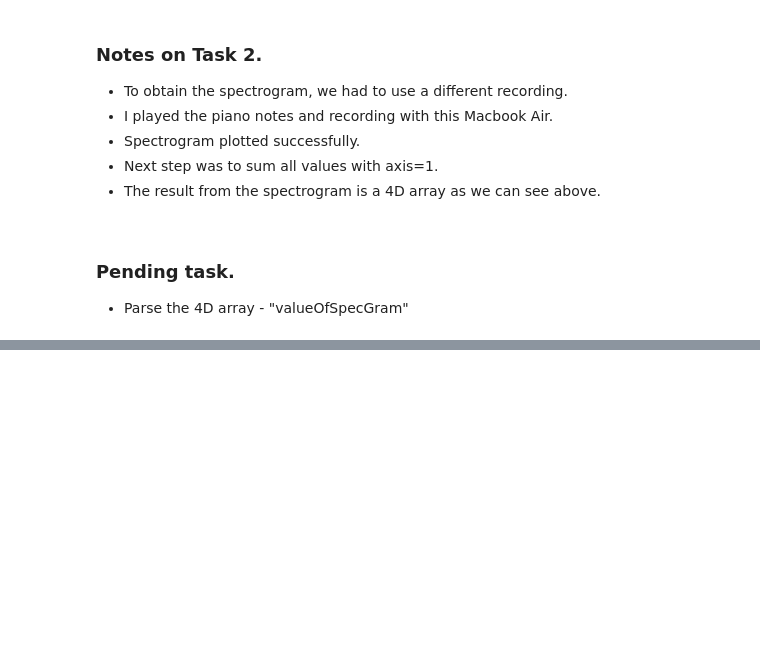
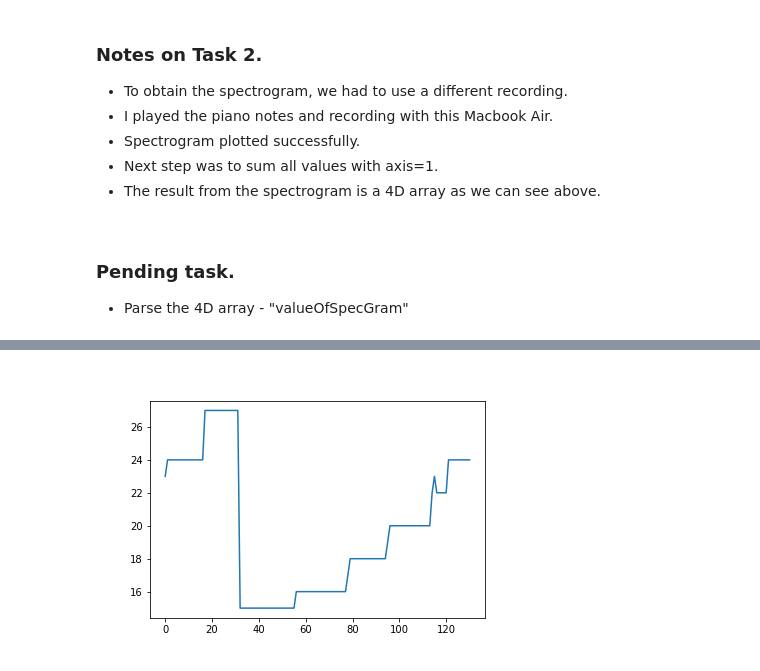
Before and after one commit to SudharshanBR/NewRecording2, a Jupyter notebook: InstrumentRecognition.ipynb, the cells around one changed output, grey strips where cells are left out. Cells and saved outputs as stored; diff of their text form; code cells hidden in the pictures; blank space fills up the shorter version.

```diff
--- a/InstrumentRecognition.ipynb
+++ b/InstrumentRecognition.ipynb
@@ -124,0 +179,8 @@ plt.show()
+# %%
+if plt:
+    plt.close()
+
+plt.plot(frequency)
+plt.show()
+# %% [output]
+[figure, added]
```
Also changed, not shown: parts of 10 cells of this notebook.
